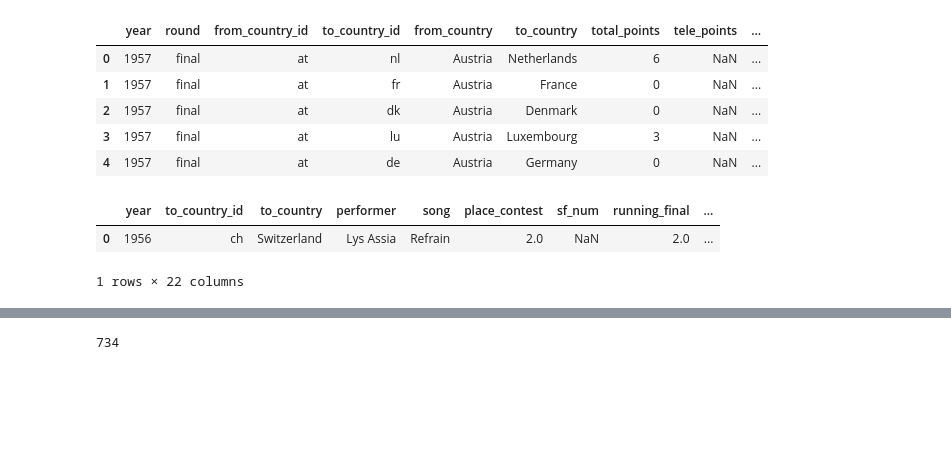
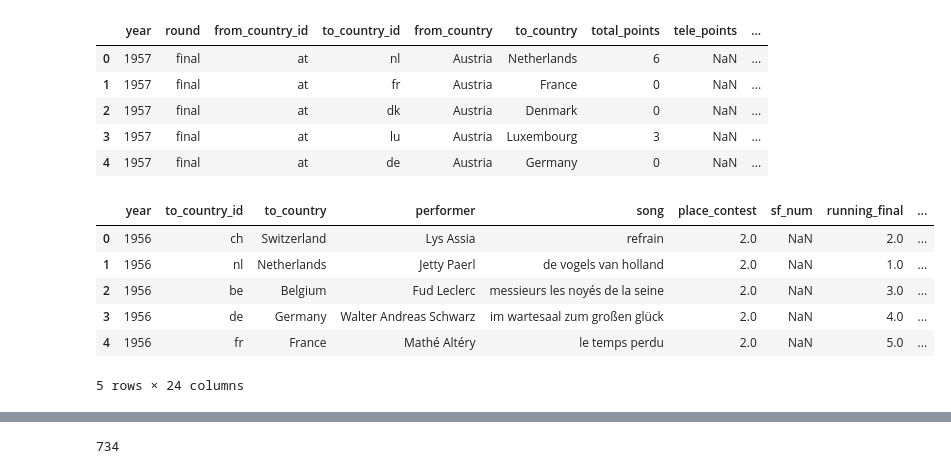
Before and after one commit to awamboldt/Alex_Ayla_Neringa, a Jupyter notebook: eurovision.ipynb, the cells around one changed output, grey strips where cells are left out. Saved outputs shown, nothing was run; the diff lists cells and outputs as text; code cells hidden in the pictures; blank space fills up the shorter version.

```diff
--- a/eurovision.ipynb
+++ b/eurovision.ipynb
@@ -207,6 +216,0 @@ dtype_dict_votes = {
-# %%
-contestants_final_df.head(1)
-# %% [output]
-|  | year | to_country_id | to_country | performer | song | place_contest | sf_num | running_final | ... |
-| 0 | 1956 | ch | Switzerland | Lys Assia | Refrain | 2.0 | NaN | 2.0 | ... |
-1 rows × 22 columns
@@ -217,0 +271,15 @@ dtype_dict_votes = {
+# %%
+# joining LGBTQ_DF to contestants_final_df
+
+contestants_final_enhanced_df = pd.merge(right=lgbtq_df, left=contestants_final_df, how='left', on='song')
+contestants_final_enhanced_df['lgbtqia+'] = contestants_final_enhanced_df['lgbtqia+'].fillna(value=0)
+# %%
+contestants_final_enhanced_df.head()
+# %% [output]
+|  | year | to_country_id | to_country | performer | song | place_contest | sf_num | running_final | ... |
+| 0 | 1956 | ch | Switzerland | Lys Assia | refrain | 2.0 | NaN | 2.0 | ... |
+| 1 | 1956 | nl | Netherlands | Jetty Paerl | de vogels van holland | 2.0 | NaN | 1.0 | ... |
+| 2 | 1956 | be | Belgium | Fud Leclerc | messieurs les noyés de la seine | 2.0 | NaN | 3.0 | ... |
+| 3 | 1956 | de | Germany | Walter Andreas Schwarz | im wartesaal zum großen glück | 2.0 | NaN | 4.0 | ... |
+| 4 | 1956 | fr | France | Mathé Altéry | le temps perdu | 2.0 | NaN | 5.0 | ... |
+5 rows × 24 columns
```
Also changed, not shown: parts of 18 cells of this notebook.
